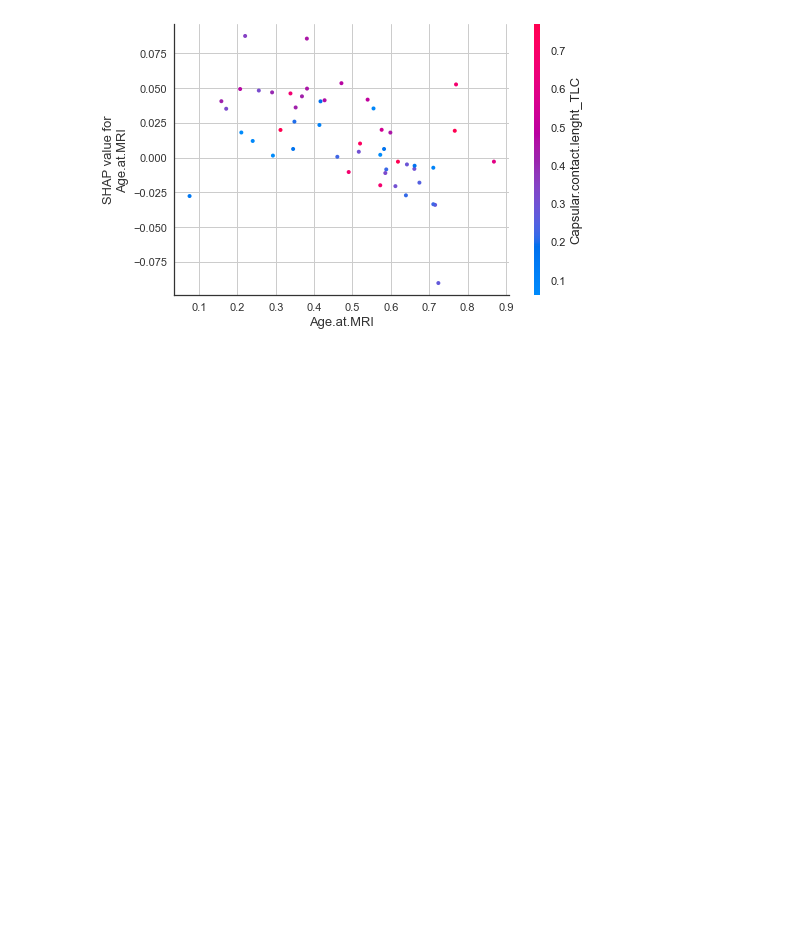
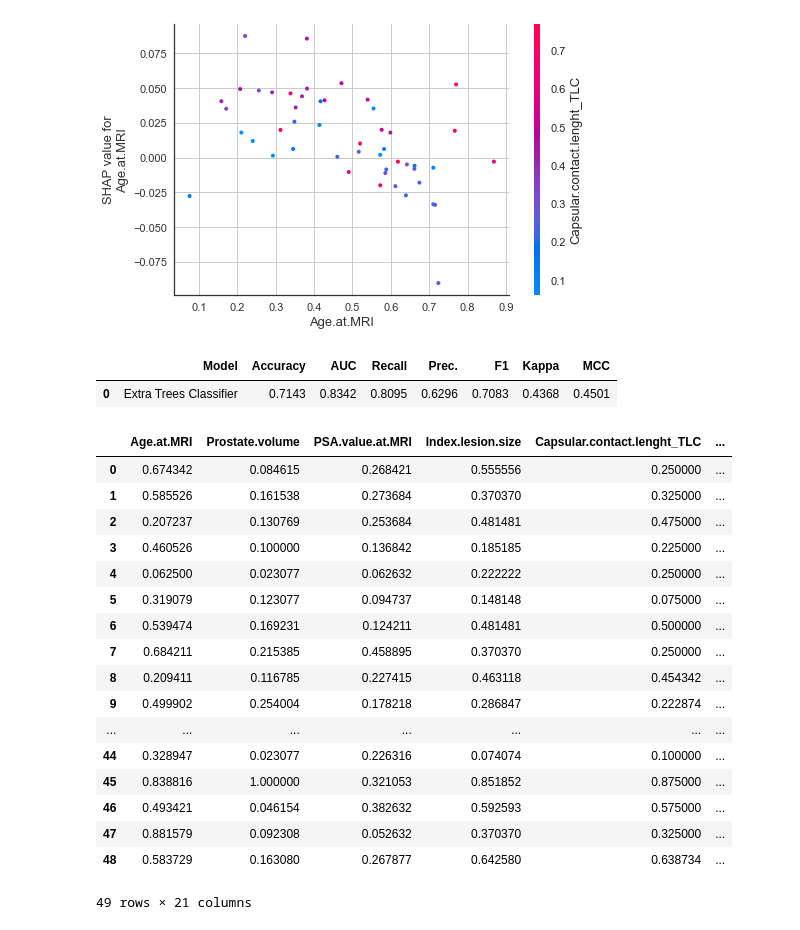
Before and after one commit to GuberXZ/PIC, a Jupyter notebook: Pycaret.ipynb, the cells around one changed output. Saved outputs shown, nothing was run; the diff lists cells and outputs as text; code cells hidden in the pictures; blank space fills up the shorter version.

```diff
--- a/Pycaret.ipynb
+++ b/Pycaret.ipynb
@@ -107,3 +124,26 @@ interpret_model(ET_classifier)
 interpret_model(ET_classifier, plot = 'correlation')
 # %% [output]
 [figure]
+# %%
+predict_model(ET_classifier)
+# %% [output]
+|  | Model | Accuracy | AUC | Recall | Prec. | F1 | Kappa | MCC |
+| 0 | Extra Trees Classifier | 0.7143 | 0.8342 | 0.8095 | 0.6296 | 0.7083 | 0.4368 | 0.4501 |
+|  | Age.at.MRI | Prostate.volume | PSA.value.at.MRI | Index.lesion.size | Capsular.contact.lenght_TLC | ... |
+| 0 | 0.674342 | 0.084615 | 0.268421 | 0.555556 | 0.250000 | ... |
+| 1 | 0.585526 | 0.161538 | 0.273684 | 0.370370 | 0.325000 | ... |
+| 2 | 0.207237 | 0.130769 | 0.253684 | 0.481481 | 0.475000 | ... |
+| 3 | 0.460526 | 0.100000 | 0.136842 | 0.185185 | 0.225000 | ... |
+| 4 | 0.062500 | 0.023077 | 0.062632 | 0.222222 | 0.250000 | ... |
+| 5 | 0.319079 | 0.123077 | 0.094737 | 0.148148 | 0.075000 | ... |
+| 6 | 0.539474 | 0.169231 | 0.124211 | 0.481481 | 0.500000 | ... |
+| 7 | 0.684211 | 0.215385 | 0.458895 | 0.370370 | 0.250000 | ... |
+| 8 | 0.209411 | 0.116785 | 0.227415 | 0.463118 | 0.454342 | ... |
+| 9 | 0.499902 | 0.254004 | 0.178218 | 0.286847 | 0.222874 | ... |
+| ... | ... | ... | ... | ... | ... | ... |
+| 44 | 0.328947 | 0.023077 | 0.226316 | 0.074074 | 0.100000 | ... |
+| 45 | 0.838816 | 1.000000 | 0.321053 | 0.851852 | 0.875000 | ... |
+| 46 | 0.493421 | 0.046154 | 0.382632 | 0.592593 | 0.575000 | ... |
+| 47 | 0.881579 | 0.092308 | 0.052632 | 0.370370 | 0.325000 | ... |
+| 48 | 0.583729 | 0.163080 | 0.267877 | 0.642580 | 0.638734 | ... |
+49 rows × 21 columns
```
Also changed, not shown: parts of 6 cells of this notebook.
